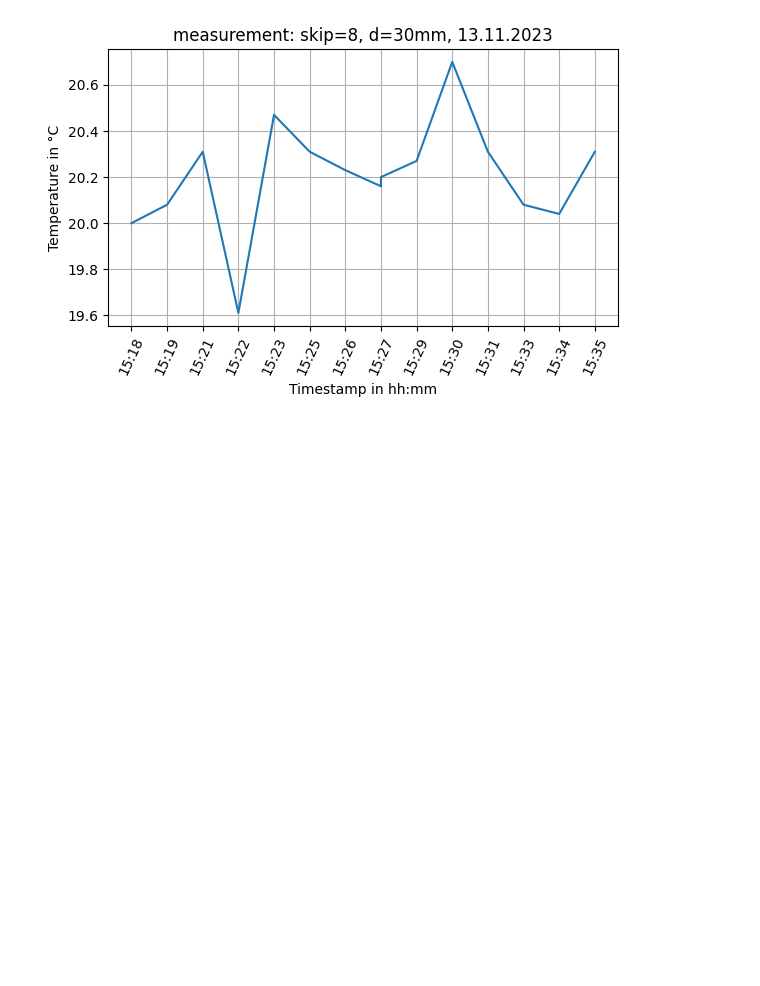
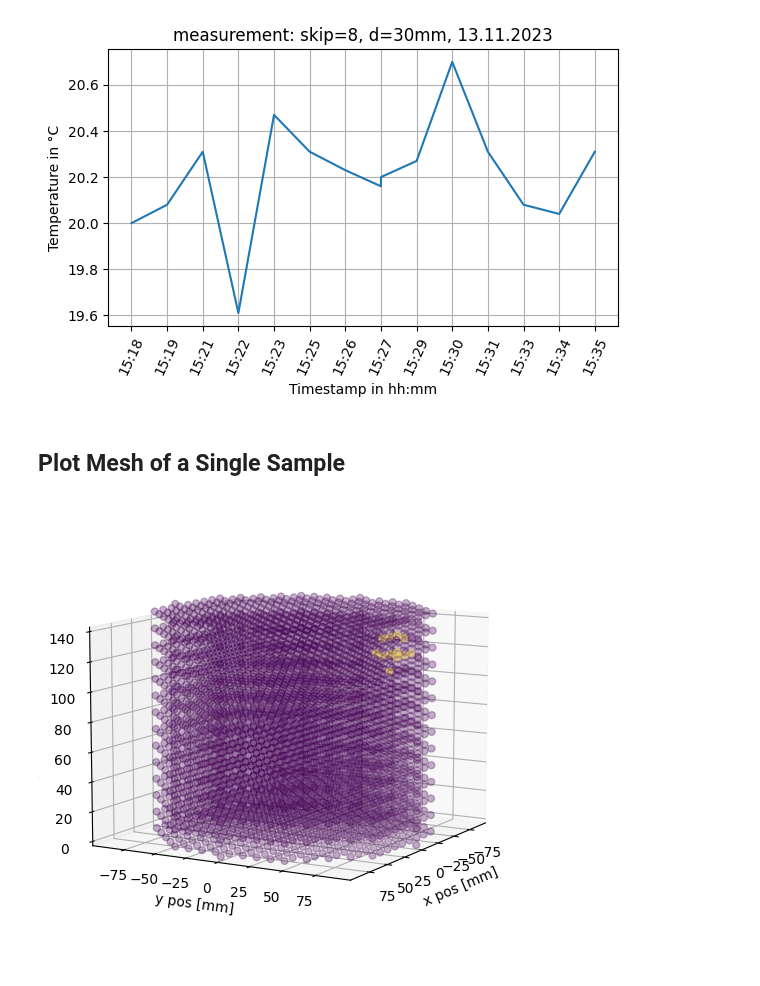
Before and after one commit to JacobTh98/3dIT, a Jupyter notebook: postprocessing.ipynb, the cells around one changed output. Saved outputs shown, nothing was run; the diff lists cells and outputs as text; code cells hidden in the pictures; blank space fills up the shorter version.

```diff
--- a/postprocessing.ipynb
+++ b/postprocessing.ipynb
@@ -19,3 +13,12 @@ tmp.files
 t_hist = temperature_history(l_path, save_plot=True)
 # %% [output]
 [figure]
+# %% [markdown]
+## Plot Mesh of a Single Sample
+# %%
+tmp, info_dict = get_sample(l_path, idx=74)
+# %%
+mesh_obj = get_mesh(tmp)
+plot_mesh(mesh_obj)
+# %% [output]
+[figure, added]
```
Also changed, not shown: parts of 7 cells of this notebook, 3 other files.
